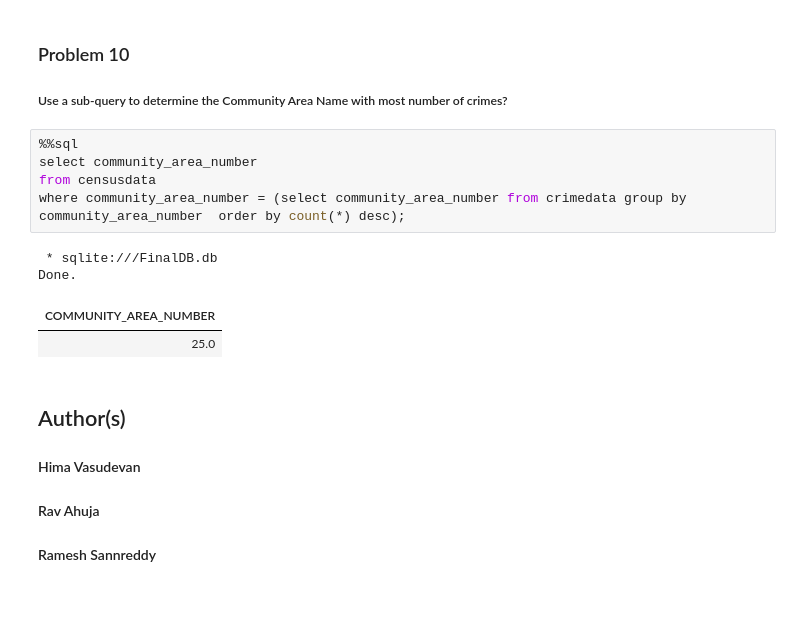
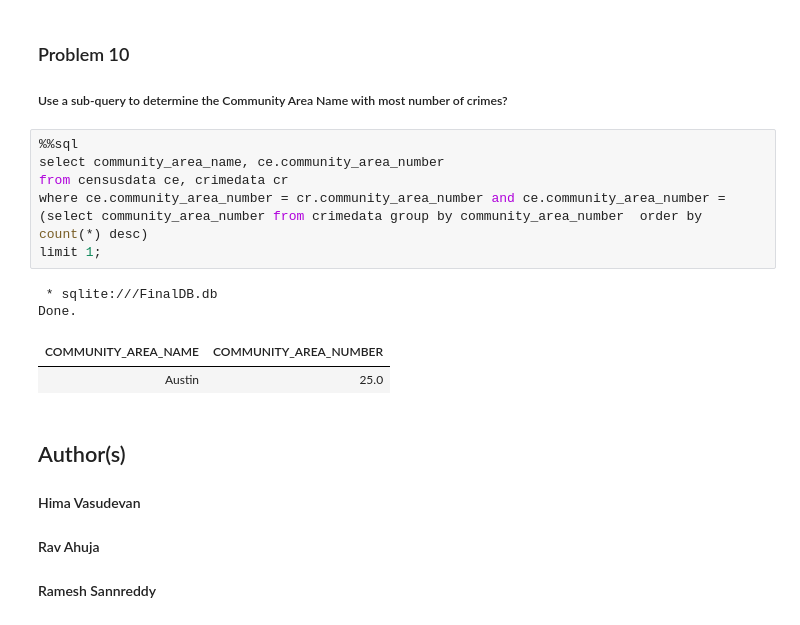
Before and after one commit to AdrianGraumnitz/IBM-Professional-Certificate, a Jupyter notebook: Modul 6 Python_SQL Final Assignment.ipynb, the cells around one changed output. Cells and saved outputs as stored; diff of their text form.

```diff
--- a/Modul 6 Python_SQL Final Assignment.ipynb
+++ b/Modul 6 Python_SQL Final Assignment.ipynb
@@ -323,14 +343,15 @@ Done.
 ##### Use a sub-query to determine the Community Area Name with most number of crimes?
 # %%
 %%sql
-select community_area_number
-from censusdata
-where community_area_number = (select community_area_number from crimedata group by community_area_number  order by count(*) desc);
+select community_area_name, ce.community_area_number
+from censusdata ce, crimedata cr
+where ce.community_area_number = cr.community_area_number and ce.community_area_number = (select community_area_number from crimedata group by community_area_number  order by count(*) desc)
+limit 1;
 # %% [output]
  * sqlite:///FinalDB.db
 Done.
-| COMMUNITY_AREA_NUMBER |
-| 25.0 |
+| COMMUNITY_AREA_NAME | COMMUNITY_AREA_NUMBER |
+| Austin | 25.0 |
 # %% [markdown]
 ## Author(s)
 
```
Also changed, not shown: parts of 6 cells of this notebook.
